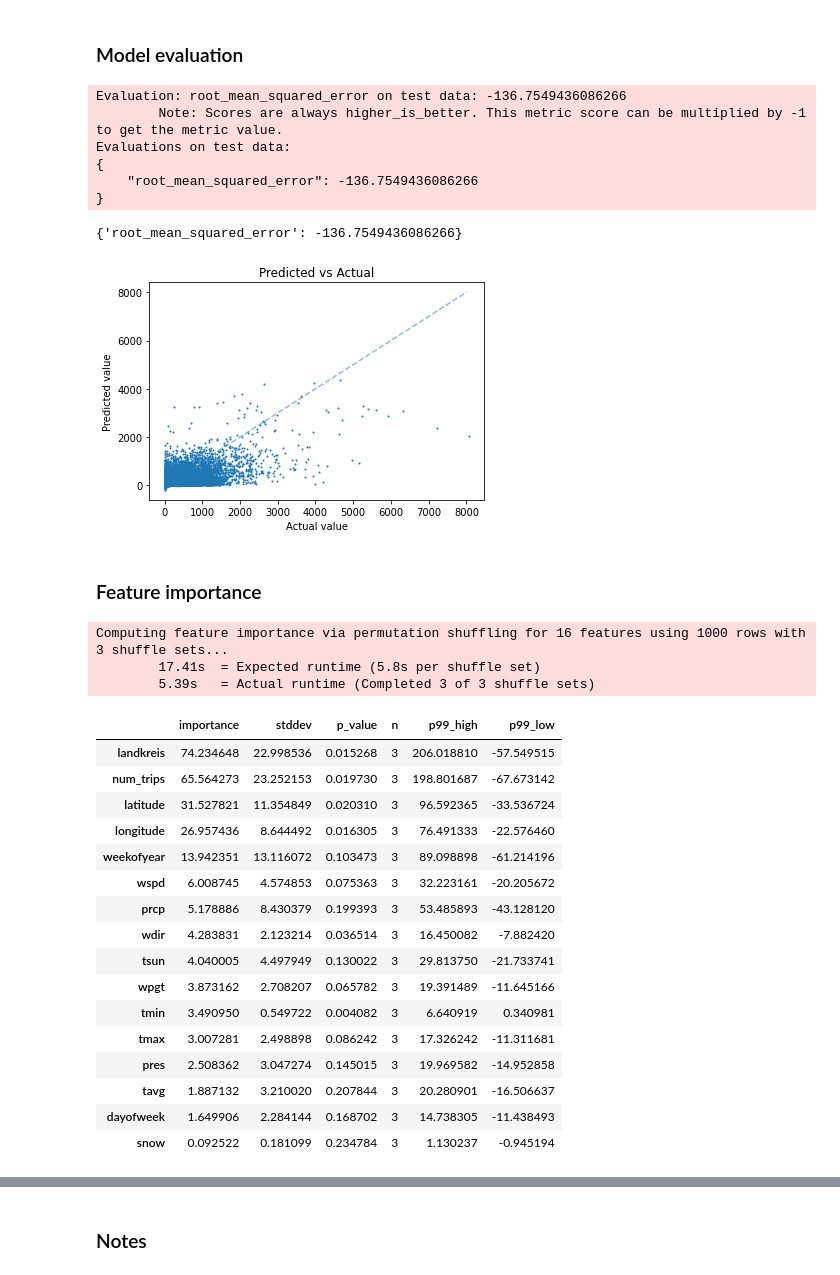
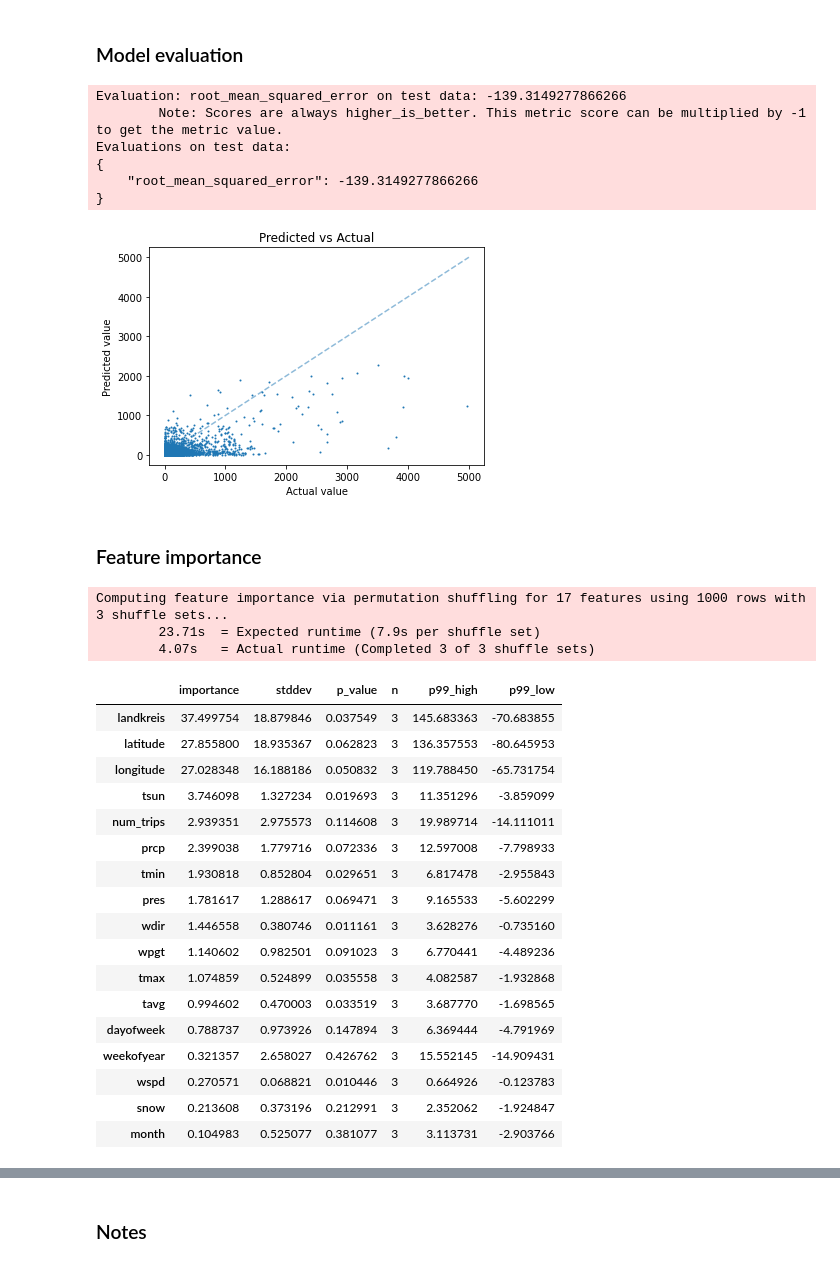
Before and after one commit to shamilnabiyev/open-data-analytics, a Jupyter notebook: data/autogluon-automl.ipynb, the cells around one changed output, grey strips where cells are left out. Drawn from its saved outputs; the diff is of its cells as text; code cells hidden in the pictures.

```diff
--- a/data/autogluon-automl.ipynb
+++ b/data/autogluon-automl.ipynb
@@ -40,3 +32,4 @@ Index(['bst_nr_8', 'country', 'prod_date', 'num_trips', 'delay_minutes',
 # %%
-excluded_columns = ['bst_nr_8', 'prod_date', 'country', 'month', 'day', 'bundesland', 'regierungsbezirk']
+excluded_columns = ['bst_nr_8', 'prod_date', 'country', 'day', 'bundesland', 'regierungsbezirk']
 df = df[df.columns.difference(excluded_columns)]
+df.columns
@@ -96,14 +137,21 @@ def run_autogluon_experiment(dataset,
 ### Model training
 # %%
 TEST_SIZE = 0.2
-TIME_LIMIT = 900
+TIME_LIMIT = 600
 
 TARGET = 'delay_minutes'
 PROBLEM_TYPE = 'regression'
 EVAL_METRIC = 'root_mean_squared_error'
 
+intervals = [(0, 20), (20, 40), (40, 60), (60, 90), (90, 120),
+             (120, 160), (160, 240), (240, 999)]
+
+a, b = intervals[1]
+
+dfx = df[(df['num_trips'] >= a) & (df['num_trips'] < b)]
+
 X_train, X_test, y_train, y_test = create_train_test_dataset(
-    dataset = df,
+    dataset = dfx,
     target_column = TARGET,
     test_size=TEST_SIZE
 )
@@ -120,29 +168,27 @@ predictor = run_autogluon_experiment(dataset=train_data,
 # %%
 test_data = pd.concat([X_test, y_test], axis=1)
 test_performance = predictor.evaluate(test_data, auxiliary_metrics=False)
-test_performance
 # %% [output]
-Evaluation: root_mean_squared_error on test data: -136.7549436086266
+Evaluation: root_mean_squared_error on test data: -139.3149277866266
         Note: Scores are always higher_is_better. This metric score can be multiplied by -1 to get the metric value.
 Evaluations on test data:
 {
-    "root_mean_squared_error": -136.7549436086266
+    "root_mean_squared_error": -139.3149277866266
 }
-{'root_mean_squared_error': -136.7549436086266}
 # %%
 predictions = predictor.predict(test_data)
 
 plt.scatter(test_data['delay_minutes'], predictions, s=1)
 
-ident = [0.0, 8000.0]
+ident = [0.0, 5000.0]
 plt.plot(ident,ident, '--', alpha=0.5)
 
 plt.title('Predicted vs Actual')
 plt.xlabel('Actual value')
 plt.ylabel('Predicted value')
 plt.show()
 # %% [output]
-[figure, old version]
+[figure, new version]
 # %% [markdown]
 ### Feature importance
 # %%
@@ -150,26 +196,27 @@ plt.show()
 
 predictor.feature_importance(data=train_data)
 # %% [output]
-Computing feature importance via permutation shuffling for 16 features using 1000 rows with 3 shuffle sets...
-        17.41s  = Expected runtime (5.8s per shuffle set)
-        5.39s   = Actual runtime (Completed 3 of 3 shuffle sets)
+Computing feature importance via permutation shuffling for 17 features using 1000 rows with 3 shuffle sets...
+        23.71s  = Expected runtime (7.9s per shuffle set)
+        4.07s   = Actual runtime (Completed 3 of 3 shuffle sets)
 |  | importance | stddev | p_value | n | p99_high | p99_low |
-| landkreis | 74.234648 | 22.998536 | 0.015268 | 3 | 206.018810 | -57.549515 |
-| num_trips | 65.564273 | 23.252153 | 0.019730 | 3 | 198.801687 | -67.673142 |
-| latitude | 31.527821 | 11.354849 | 0.020310 | 3 | 96.592365 | -33.536724 |
-| longitude | 26.957436 | 8.644492 | 0.016305 | 3 | 76.491333 | -22.576460 |
-| weekofyear | 13.942351 | 13.116072 | 0.103473 | 3 | 89.098898 | -61.214196 |
-| wspd | 6.008745 | 4.574853 | 0.075363 | 3 | 32.223161 | -20.205672 |
-| prcp | 5.178886 | 8.430379 | 0.199393 | 3 | 53.485893 | -43.128120 |
-| wdir | 4.283831 | 2.123214 | 0.036514 | 3 | 16.450082 | -7.882420 |
-| tsun | 4.040005 | 4.497949 | 0.130022 | 3 | 29.813750 | -21.733741 |
-| wpgt | 3.873162 | 2.708207 | 0.065782 | 3 | 19.391489 | -11.645166 |
-| tmin | 3.490950 | 0.549722 | 0.004082 | 3 | 6.640919 | 0.340981 |
-| tmax | 3.007281 | 2.498898 | 0.086242 | 3 | 17.326242 | -11.311681 |
-| pres | 2.508362 | 3.047274 | 0.145015 | 3 | 19.969582 | -14.952858 |
-| tavg | 1.887132 | 3.210020 | 0.207844 | 3 | 20.280901 | -16.506637 |
-| dayofweek | 1.649906 | 2.284144 | 0.168702 | 3 | 14.738305 | -11.438493 |
-| snow | 0.092522 | 0.181099 | 0.234784 | 3 | 1.130237 | -0.945194 |
+| landkreis | 37.499754 | 18.879846 | 0.037549 | 3 | 145.683363 | -70.683855 |
+| latitude | 27.855800 | 18.935367 | 0.062823 | 3 | 136.357553 | -80.645953 |
+| longitude | 27.028348 | 16.188186 | 0.050832 | 3 | 119.788450 | -65.731754 |
+| tsun | 3.746098 | 1.327234 | 0.019693 | 3 | 11.351296 | -3.859099 |
+| num_trips | 2.939351 | 2.975573 | 0.114608 | 3 | 19.989714 | -14.111011 |
+| prcp | 2.399038 | 1.779716 | 0.072336 | 3 | 12.597008 | -7.798933 |
+| tmin | 1.930818 | 0.852804 | 0.029651 | 3 | 6.817478 | -2.955843 |
+| pres | 1.781617 | 1.288617 | 0.069471 | 3 | 9.165533 | -5.602299 |
+| wdir | 1.446558 | 0.380746 | 0.011161 | 3 | 3.628276 | -0.735160 |
+| wpgt | 1.140602 | 0.982501 | 0.091023 | 3 | 6.770441 | -4.489236 |
+| tmax | 1.074859 | 0.524899 | 0.035558 | 3 | 4.082587 | -1.932868 |
+| tavg | 0.994602 | 0.470003 | 0.033519 | 3 | 3.687770 | -1.698565 |
+| dayofweek | 0.788737 | 0.973926 | 0.147894 | 3 | 6.369444 | -4.791969 |
+| weekofyear | 0.321357 | 2.658027 | 0.426762 | 3 | 15.552145 | -14.909431 |
+| wspd | 0.270571 | 0.068821 | 0.010446 | 3 | 0.664926 | -0.123783 |
+| snow | 0.213608 | 0.373196 | 0.212991 | 3 | 2.352062 | -1.924847 |
+| month | 0.104983 | 0.525077 | 0.381077 | 3 | 3.113731 | -2.903766 |
 # %%
 # feature importance on test dataset
 
```
Also changed, not shown: parts of 6 cells of this notebook.
